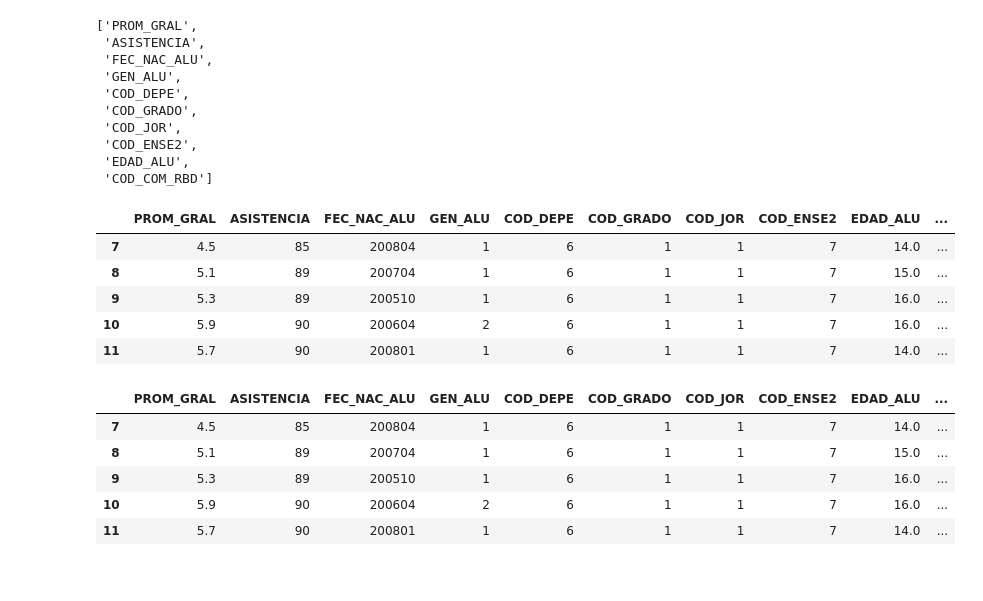
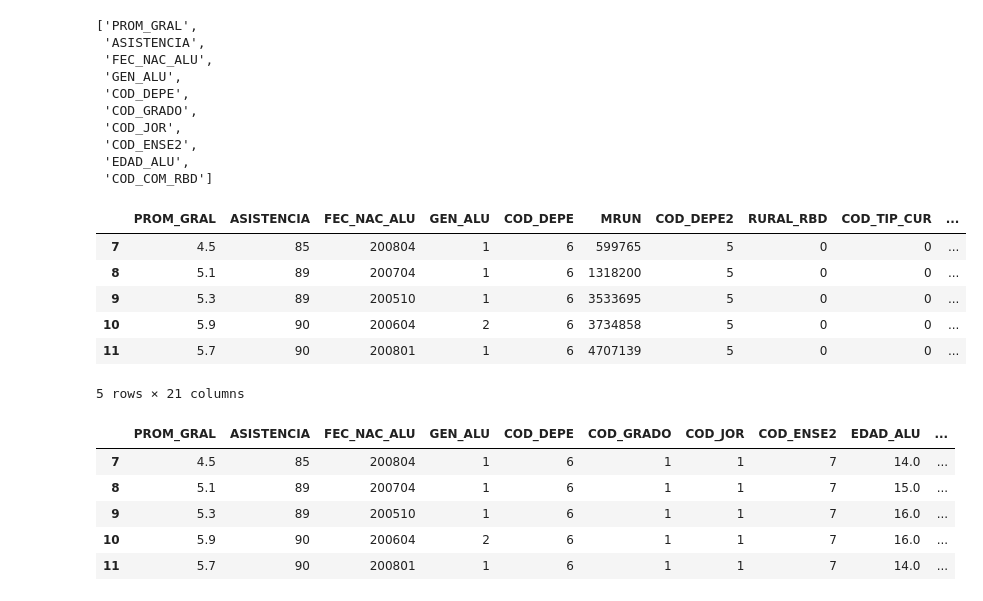
Before and after one commit to Ketbome/DataScience, a Jupyter notebook: Colab/BusquedaParams.ipynb, the cells around one changed output. Drawn from its saved outputs; the diff is of its cells as text; code cells hidden in the pictures.

```diff
--- a/Colab/BusquedaParams.ipynb
+++ b/Colab/BusquedaParams.ipynb
@@ -152,24 +155,26 @@ columnas_seleccionadas
 # %%
 # Columnas
 #['ï»¿AGNO', 'RBD', 'DGV_RBD', 'NOM_RBD', 'COD_REG_RBD', 'NOM_REG_RBD_A', 'COD_PRO_RBD', 'COD_COM_RBD',
 #'NOM_COM_RBD', 'COD_DEPROV_RBD', 'NOM_DEPROV_RBD', 'COD_DEPE', 'COD_DEPE2', 'RURAL_RBD', 'ESTADO_ESTAB',
 #'COD_ENSE', 'COD_ENSE2', 'COD_GRADO', 'LET_CUR', 'COD_JOR',
 #'COD_TIP_CUR', 'COD_DES_CUR', 'MRUN', 'GEN_ALU', 'FEC_NAC_ALU',
 #'EDAD_ALU', 'COD_REG_ALU', 'COD_COM_ALU', 'NOM_COM_ALU', 'COD_RAMA',
 #'COD_SEC', 'COD_ESPE', 'PROM_GRAL', 'ASISTENCIA', 'SIT_FIN',
 #'SIT_FIN_R', 'COD_MEN']
 
 # Hacer data = data_all con las columnas a usar EDAD_ALU, GEN_ALU, PROM_GRAL
-#data = data_all[['COD_COM_RBD', 'COD_DEPE2', 'RURAL_RBD', 'COD_ENSE2', 'COD_GRADO', 'COD_JOR', 'GEN_ALU', 'EDAD_ALU', 'PROM_GRAL', 'ASISTENCIA']]
-data = data_all[columnas_seleccionadas]
+#data = data_all.drop(['NOM_COM_RBD', 'NOM_DEPROV_RBD', 'NOM_RBD', 'NOM_REG_RBD_A', 'COD_ESPE', 'COD_MEN', 'COD_SEC', 'COD_RAMA', 'COD_DES_CUR', 'ESTADO_ESTAB', 'ï»¿AGNO'])
+data_clear = data_all[columnas_seleccionadas]
+data = data_clear.drop('FEC_NAC_ALU', axis=1)
 data.head()
 # %% [output]
-|  | PROM_GRAL | ASISTENCIA | FEC_NAC_ALU | GEN_ALU | COD_DEPE | COD_GRADO | COD_JOR | COD_ENSE2 | EDAD_ALU | ... |
-| 7 | 4.5 | 85 | 200804 | 1 | 6 | 1 | 1 | 7 | 14.0 | ... |
-| 8 | 5.1 | 89 | 200704 | 1 | 6 | 1 | 1 | 7 | 15.0 | ... |
-| 9 | 5.3 | 89 | 200510 | 1 | 6 | 1 | 1 | 7 | 16.0 | ... |
-| 10 | 5.9 | 90 | 200604 | 2 | 6 | 1 | 1 | 7 | 16.0 | ... |
-| 11 | 5.7 | 90 | 200801 | 1 | 6 | 1 | 1 | 7 | 14.0 | ... |
+|  | PROM_GRAL | ASISTENCIA | FEC_NAC_ALU | GEN_ALU | COD_DEPE | MRUN | COD_DEPE2 | RURAL_RBD | COD_TIP_CUR | ... |
+| 7 | 4.5 | 85 | 200804 | 1 | 6 | 599765 | 5 | 0 | 0 | ... |
+| 8 | 5.1 | 89 | 200704 | 1 | 6 | 1318200 | 5 | 0 | 0 | ... |
+| 9 | 5.3 | 89 | 200510 | 1 | 6 | 3533695 | 5 | 0 | 0 | ... |
+| 10 | 5.9 | 90 | 200604 | 2 | 6 | 3734858 | 5 | 0 | 0 | ... |
+| 11 | 5.7 | 90 | 200801 | 1 | 6 | 4707139 | 5 | 0 | 0 | ... |
+5 rows × 21 columns
 # %%
 data.head()
 # %% [output]
```
Also changed, not shown: parts of 9 cells of this notebook, 15 other files.
